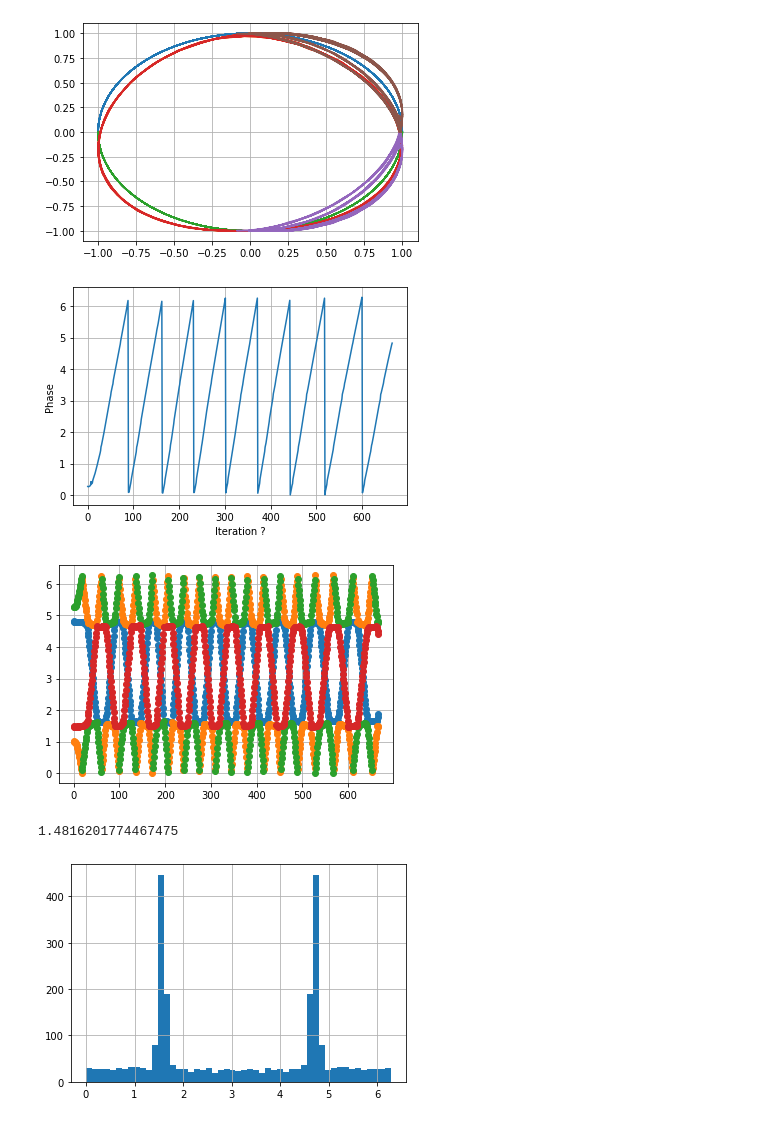
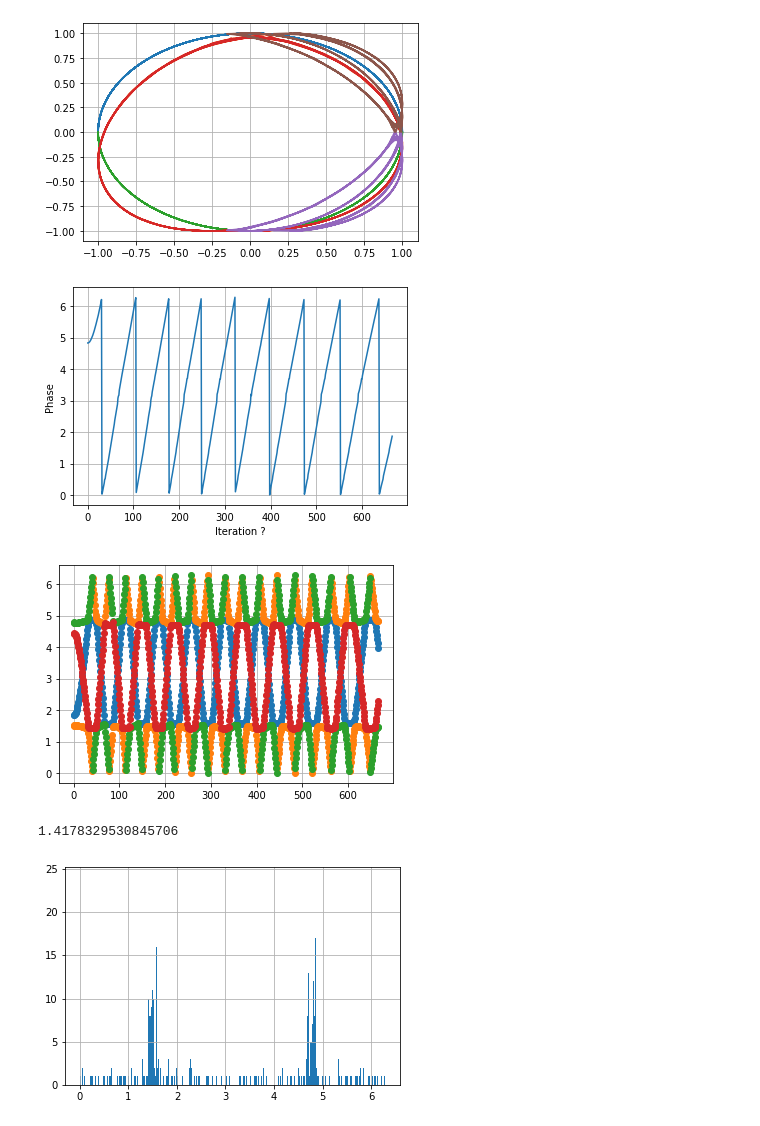
Before and after one commit to bilaljo/MiniPTI, a Jupyter notebook: notebooks/passepartout.ipynb, the cells around one changed output. Saved outputs shown, nothing was run; the diff lists cells and outputs as text; code cells hidden in the pictures.

```diff
--- a/notebooks/passepartout.ipynb
+++ b/notebooks/passepartout.ipynb
@@ -3,7 +3,7 @@ import pandas as pd
 import numpy as np
 from matplotlib import pyplot as plt
 # %%
-phase_scan = pd.read_csv("dc_values.csv")
+phase_scan = pd.read_csv("dc_220224.csv")
 heating_voltage = phase_scan["Heating"]
 detector_1 = phase_scan["Detector 1"]
 detector_2 = phase_scan["Detector 2"]
@@ -40,7 +42,7 @@ plt.show()
 # %%
 X = []
 Y = []
-theta= [0, 1.4816201774467475, 3.5723796924649953]
+theta= [0, 1.4178329530845706, 3.694062670007489]
 
 for i in range(3):
     X.append(dc_scaled[i] * np.cos(theta[i]) + np.sqrt(1 - dc_scaled[i] ** 2) * np.sin(theta[i]))
@@ -56,7 +58,7 @@ for i in range(3):
 plt.grid(True)
 plt.show()
 # %% [output]
-[figure, old version]
+[figure, new version]
 # %%
 x = []
 y = []
@@ -87,7 +89,7 @@ plt.ylabel("Phase")
 plt.grid(True)
 plt.show()
 # %% [output]
-[figure, old version]
+[figure, new version]
 # %%
 theta = [np.arccos(dc_scaled[0]) + np.arccos(dc_scaled[1]),
          np.arccos(dc_scaled[0]) - np.arccos(dc_scaled[1]),
@@ -111,26 +113,26 @@ for i in range(len(theta)):
 plt.grid()
 plt.show()
 # %% [output]
-[figure, old version]
+[figure, new version]
 # %%
 thetas = []
 
 for i in range(len(theta[1])):
     for j in range(4):
         thetas.append(theta[j][i])
 
 thetas.sort()
 
-n, bins, _ = plt.hist(thetas, bins=int(np.sqrt(len(thetas))))
+n, bins, _ = plt.hist(thetas, bins=int(len(thetas)))
 
 mode_index = n.argmax()
 print(bins[mode_index])
 
 plt.grid()
-plt.savefig("plot.pdf")
+#plt.savefig("plot.pdf")
 # %% [output]
-1.4816201774467475
+1.4178329530845706
-[figure, old version]
+[figure, new version]
 # %%
 for i in range(len(theta)):
     plt.plot(range(len(theta_2[i])), theta_2[i])
```
Also changed, not shown: parts of 11 cells of this notebook, 2 other files.
